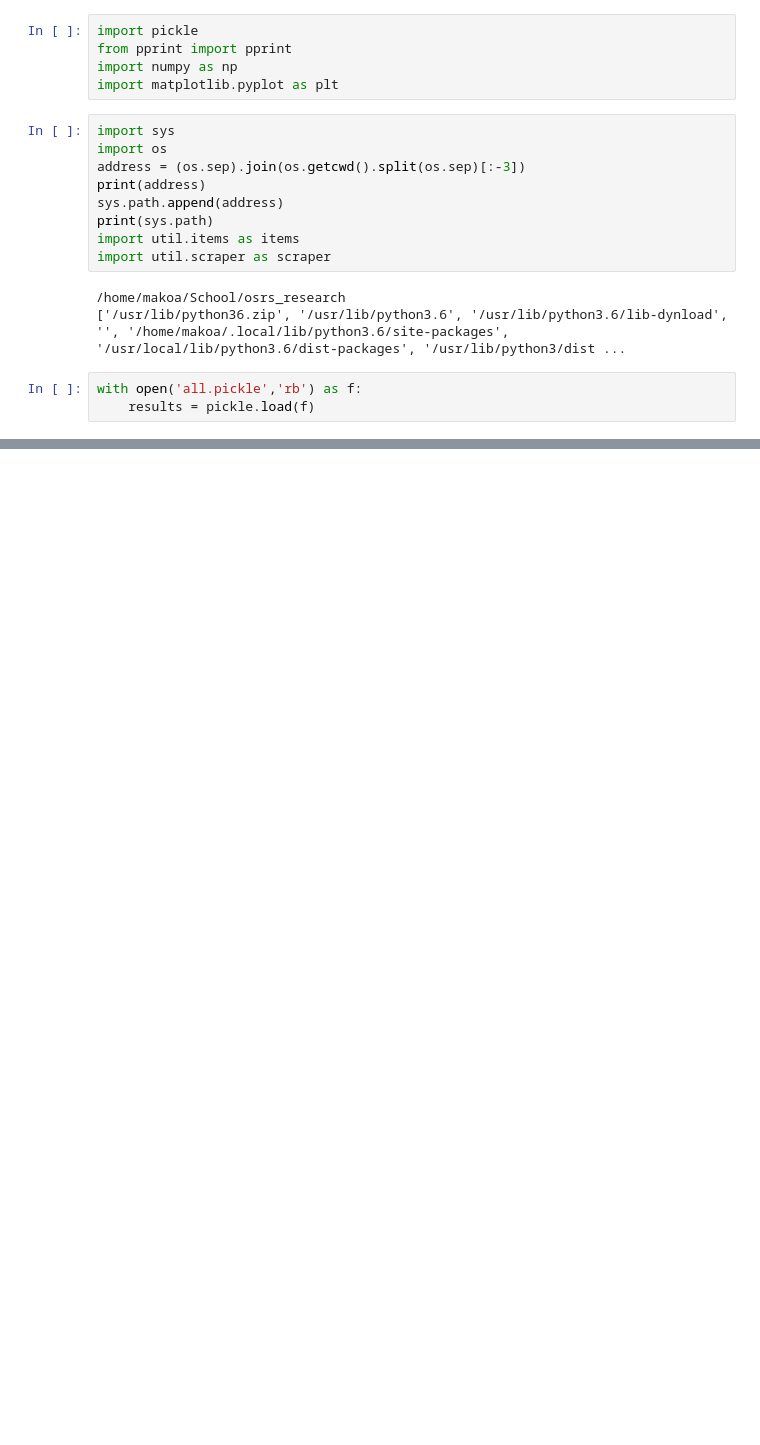
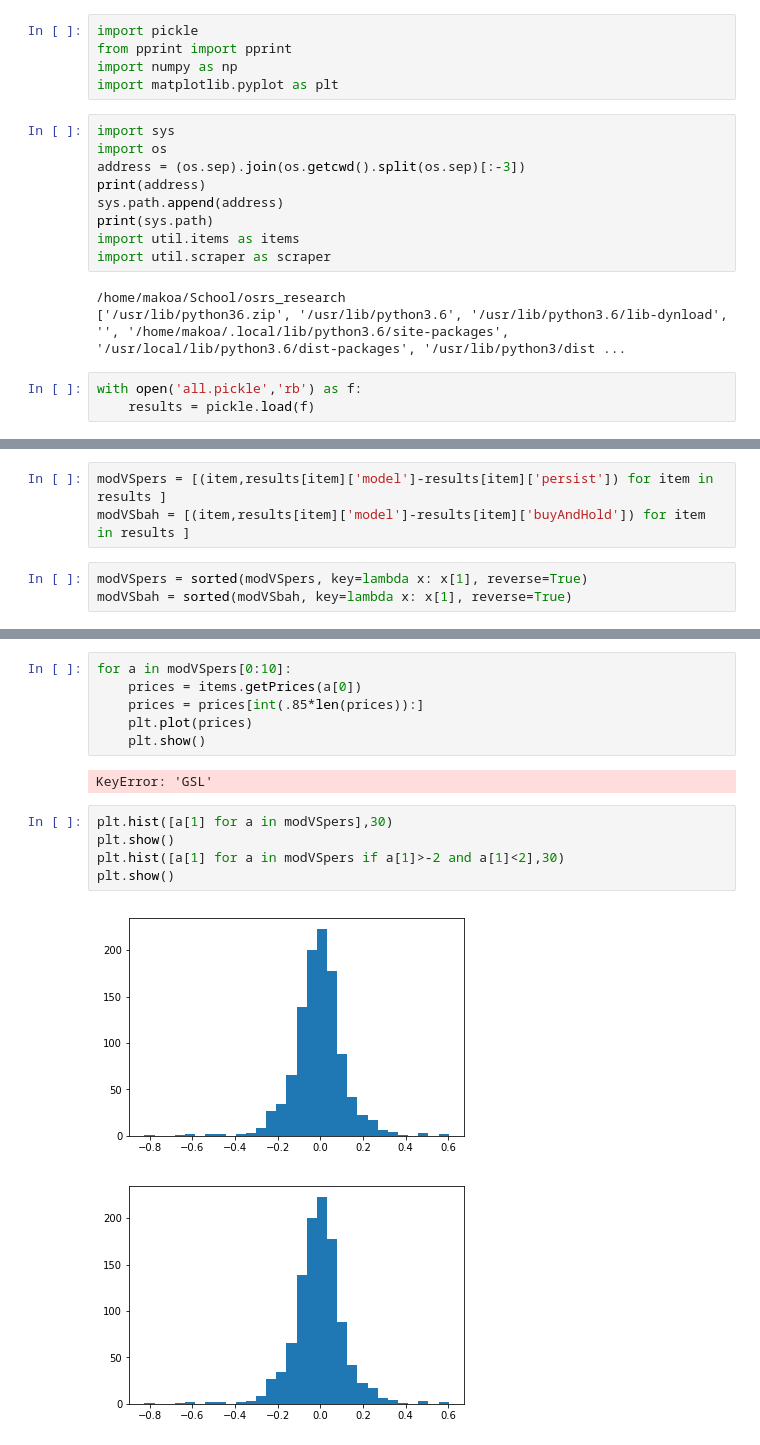
Before and after one commit to rmmartin02/OSRS_Research, a Jupyter notebook: ML/STOCKS/Results/Analysis.ipynb, the cells around one changed output, grey strips where cells are left out. Drawn from its saved outputs; the diff is of its cells as text; blank space fills up the shorter version.

```diff
--- a/ML/STOCKS/Results/Analysis.ipynb
+++ b/ML/STOCKS/Results/Analysis.ipynb
@@ -24,0 +45,6 @@ len(results)
+# %%
+modVSpers = [(item,results[item]['model']-results[item]['persist']) for item in results ]
+modVSbah = [(item,results[item]['model']-results[item]['buyAndHold']) for item in results ]
+# %%
+modVSpers = sorted(modVSpers, key=lambda x: x[1], reverse=True)
+modVSbah = sorted(modVSbah, key=lambda x: x[1], reverse=True)
@@ -24,0 +64,16 @@ len(results)
+# %%
+for a in modVSpers[0:10]:
+    prices = items.getPrices(a[0])
+    prices = prices[int(.85*len(prices)):]
+    plt.plot(prices)
+    plt.show()
+# %% [output]
+KeyError: 'GSL'
+# %%
+plt.hist([a[1] for a in modVSpers],30)
+plt.show()
+plt.hist([a[1] for a in modVSpers if a[1]>-2 and a[1]<2],30)
+plt.show()
+# %% [output]
+[figure, added]
+[figure, added]
```
Also changed, not shown: parts of 15 cells of this notebook, 5 other files.
